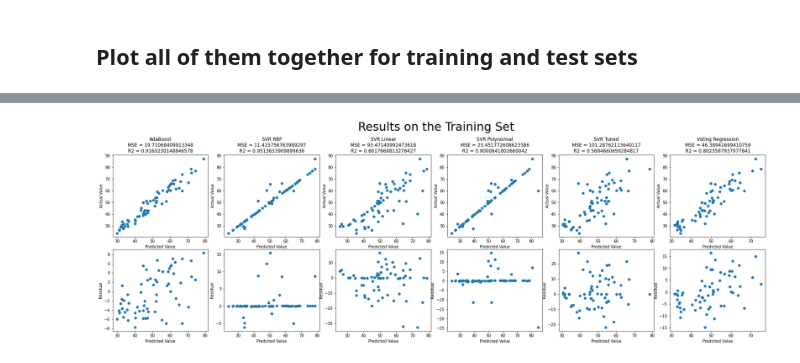
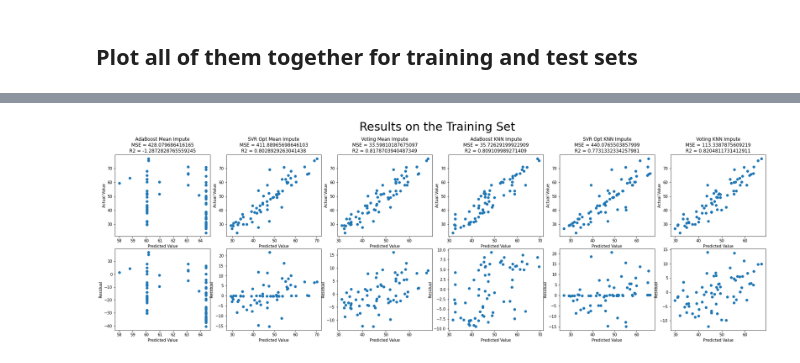
Before and after one commit to jlb14n/Capstone, a Jupyter notebook: Code/Other Machine Learning.ipynb, the cells around one changed output, grey strips where cells are left out. Drawn from its saved outputs; the diff is of its cells as text; code cells hidden in the pictures.

Commit message:
ML testing

```diff
--- a/Code/Other Machine Learning.ipynb
+++ b/Code/Other Machine Learning.ipynb
@@ -572,0 +821,4 @@ plt.show()
+# %%
+X = df_Model3[['NO2_MEAN','OZONE_MEAN','PM25_MEAN','SO2_MEAN']]
+y = df_Model3['AGE_ADJ_ED_VISITS'].values
+X_train, X_test, y_train, y_test = train_test_split(X, y, test_size=0.25, random_state=0)
@@ -572,0 +836,14 @@ plt.show()
+# %%
+from sklearn import preprocessing
+
+scaler_train_mean = preprocessing.StandardScaler().fit(X_train_mean)
+X_train_scaled_mean = scaler_train_mean.transform(X_train_mean)
+
+scaler_test_mean = preprocessing.StandardScaler().fit(X_test_mean)
+X_test_scaled_mean = scaler_test_mean.transform(X_test_mean)
+
+scaler_train_KNNImpute = preprocessing.StandardScaler().fit(X_train_KNNImpute)
+X_train_scaled_KNNImpute = scaler_train_KNNImpute.transform(X_train_KNNImpute)
+
+scaler_test_KNNImpute = preprocessing.StandardScaler().fit(X_test_KNNImpute)
+X_test_scaled_KNNImpute = scaler_test_KNNImpute.transform(X_test_KNNImpute)
@@ -573,32 +1189,34 @@ plt.show()
 # %%
-# checking all of them together against the testing set
+# checking all of them together against the training set
 import matplotlib.pyplot as plt
 # Plot the predicted versus actual values and the residual versus predicted values
 
-predict_ABR = ABR.predict(X_train_scaled)
-residual_ABR = y_train - predict_ABR
+predict_ABR_mean = ABR_mean.predict(X_train_scaled_mean)
+residual_ABR_mean = y_train - predict_ABR_mean
 
-predict_svr_rbf = svr_rbf.predict(X_train_scaled)
-residual_svr_rbf = y_train - predict_svr_rbf
+predict_ABR_KNNImpute = ABR_KNNImpute.predict(X_train_scaled_KNNImpute)
+residual_ABR_KNNImpute = y_train - predict_ABR_KNNImpute
 
-predict_svr_linear = svr_linear.predict(X_train_scaled)
-residual_svr_linear = y_train - predict_svr_linear
+predict_svr_opt_mean = svr_opt_mean.predict(X_train_scaled_mean)
+residual_svr_opt_mean = y_train - predict_svr_opt_mean
 
-predict_svr_poly = svr_poly.predict(X_train_scaled)
-residual_svr_poly = y_train - predict_svr_poly
+predict_svr_opt_KNNImpute = svr_opt_KNNImpute.predict(X_train_scaled_KNNImpute)
+residual_svr_opt_KNNImpute = y_train - predict_svr_opt_KNNImpute
 
-predict_svr_opt = svr_opt.predict(X_train_scaled)
-residual_svr_opt = y_train - predict_svr_opt
+predict_ereg_mean = ereg_mean.predict(X_train_scaled_mean)
+residual_ereg_mean = y_train - predict_ereg_mean
+MSE_ereg_mean = mean_squared_error(y_train, predict_ereg_mean)
 
-predict_ereg = ereg.predict(X_train_scaled)
-residual_ereg = y_train - predict_ereg
+predict_ereg_KNNImpute = ereg_KNNImpute.predict(X_train_scaled_KNNImpute)
+residual_ereg_KNNImpute = y_train - predict_ereg_KNNImpute
+MSE_ereg_mean = mean_squared_error(y_train, predict_ereg_KNNImpute)
 
-cols = [f'AdaBoost\nMSE = {MSE_ABR}\nR2 = {ABR.score(X_train_scaled, y_train)}',
-        f'SVR RBF\nMSE = {MSE_svr_rbf}\nR2 = {svr_rbf.score(X_train_scaled, y_train)}',
-        f'SVR Linear\nMSE = {MSE_svr_linear}\nR2 = {svr_linear.score(X_train_scaled, y_train)}',
-        f'SVR Polynomial\nMSE = {MSE_svr_poly}\nR2 = {svr_poly.score(X_train_scaled, y_train)}',
-        f'SVR Tuned\nMSE = {MSE_svr_opt}\nR2 = {svr_opt.score(X_train_scaled, y_train)}',
-        f'Voting Regression\nMSE = {MSE_ereg}\nR2 = {ereg.score(X_train_scaled, y_train)}']
+cols = [f'AdaBoost Mean Impute\nMSE = {MSE_ABR_mean}\nR2 = {ABR_mean.score(X_train_scaled_mean, y_train)}',
+        f'SVR Opt Mean Impute\nMSE = {MSE_svr_opt_mean}\nR2 = {svr_opt_mean.score(X_train_scaled_mean, y_train)}',
+        f'Voting Mean Impute\nMSE = {MSE_ereg_mean}\nR2 = {ereg_mean.score(X_train_scaled_mean, y_train)}',
+        f'AdaBoost KNN Impute\nMSE = {MSE_ABR_KNNImpute}\nR2 = {ABR_KNNImpute.score(X_train_scaled_KNNImpute, y_train)}',
+        f'SVR Opt KNN Impute\nMSE = {MSE_svr_opt_KNNImpute}\nR2 = {svr_opt_KNNImpute.score(X_train_scaled_KNNImpute, y_train)}',
+        f'Voting KNN Impute\nMSE = {MSE_ereg_KNNImpute}\nR2 = {ereg_KNNImpute.score(X_train_scaled_KNNImpute, y_train)}']
 
 
 figure, axis = plt.subplots(2, 6, figsize=(24, 8))
@@ -607,60 +1225,58 @@ figure.suptitle(' Results on the Training Set ', fontsize=30)
 for ax, col in zip(axis[0], cols):
     ax.set_title(col)
 
-
 figure.tight_layout()
 
-
-axis[0, 0].scatter(predict_ABR, y_train)
+axis[0, 0].scatter(predict_ABR_mean, y_train)
 axis[0, 0].set_xlabel("Predicted Value")
 axis[0, 0].set_ylabel("Actual Value")
 
-axis[1, 0].scatter(predict_ABR, residual_ABR)
+axis[1, 0].scatter(predict_ABR_mean, residual_ABR_mean)
 axis[1, 0].set_ylabel("Residual")
 axis[1, 0].set_xlabel("Predicted Value")
 
-axis[0, 1].scatter(predict_svr_rbf, y_train)
+axis[0, 1].scatter(predict_svr_opt_mean, y_train)
 axis[0, 1].set_xlabel("Predicted Value")
 axis[0, 1].set_ylabel("Actual Value")
 
-axis[1, 1].scatter(predict_svr_rbf, residual_svr_rbf)
+axis[1, 1].scatter(predict_svr_opt_mean, residual_svr_opt_mean)
 axis[1, 1].set_ylabel("Residual")
 axis[1, 1].set_xlabel("Predicted Value")
 
-axis[0, 2].scatter(predict_svr_linear, y_train)
+axis[0, 2].scatter(predict_ereg_mean, y_train)
 axis[0, 2].set_xlabel("Predicted Value")
 axis[0, 2].set_ylabel("Actual Value")
 
-axis[1, 2].scatter(predict_svr_linear, residual_svr_linear)
+axis[1, 2].scatter(predict_ereg_mean, residual_ereg_mean)
 axis[1, 2].set_ylabel("Residual")
 axis[1, 2].set_xlabel("Predicted Value")
 
-axis[0, 3].scatter(predict_svr_poly, y_train)
+axis[0, 3].scatter(predict_ABR_KNNImpute, y_train)
 axis[0, 3].set_xlabel("Predicted Value")
 axis[0, 3].set_ylabel("Actual Value")
 
-axis[1, 3].scatter(predict_svr_poly, residual_svr_poly)
+axis[1, 3].scatter(predict_ABR_KNNImpute, residual_ABR_KNNImpute)
 axis[1, 3].set_ylabel("Residual")
 axis[1, 3].set_xlabel("Predicted Value")
 
-axis[0, 4].scatter(predict_svr_opt, y_train)
+axis[0, 4].scatter(predict_svr_opt_KNNImpute, y_train)
 axis[0, 4].set_xlabel("Predicted Value")
 axis[0, 4].set_ylabel("Actual Value")
 
-axis[1, 4].scatter(predict_svr_opt, residual_svr_opt)
+axis[1, 4].scatter(predict_svr_opt_KNNImpute, residual_svr_opt_KNNImpute)
 axis[1, 4].set_ylabel("Residual")
 axis[1, 4].set_xlabel("Predicted Value")
 
-axis[0, 5].scatter(predict_ereg, y_train)
+axis[0, 5].scatter(predict_ereg_KNNImpute, y_train)
 axis[0, 5].set_xlabel("Predicted Value")
 axis[0, 5].set_ylabel("Actual Value")
 
-axis[1, 5].scatter(predict_ereg, residual_ereg)
+axis[1, 5].scatter(predict_ereg_KNNImpute, residual_ereg_KNNImpute)
 axis[1, 5].set_ylabel("Residual")
 axis[1, 5].set_xlabel("Predicted Value")
 
 
 plt.show()
 # %% [output]
-[figure, old version]
+[figure, new version]
 # %%
```
Also changed, not shown: parts of 23 cells of this notebook, 16 other files.
